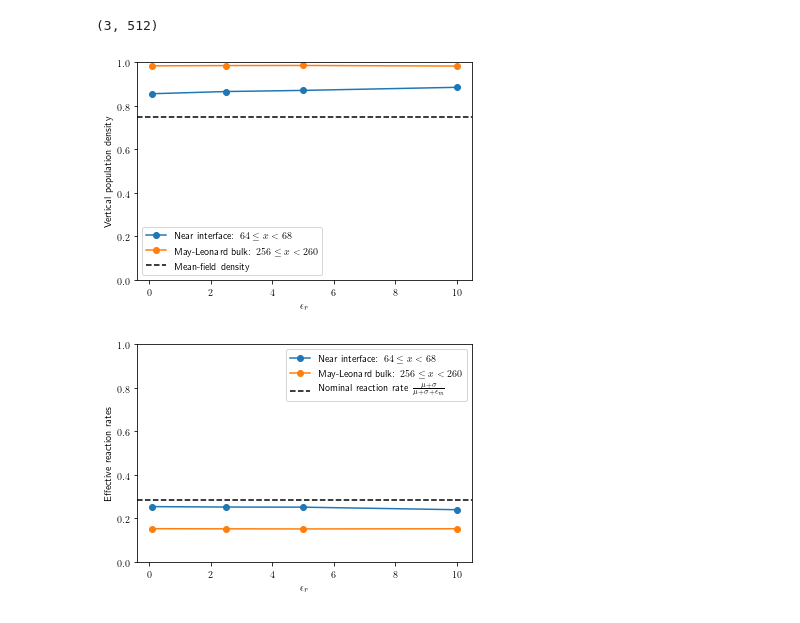
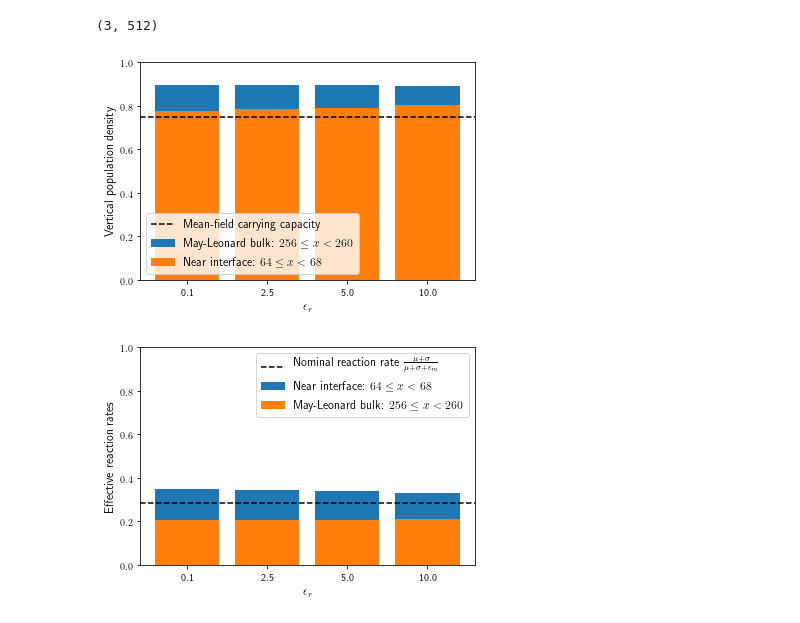
Before and after one commit to mlazarn/Summer18Research, a Jupyter notebook: MonteCarloSim/Untitled3.ipynb, the cells around one changed output. Saved outputs shown, nothing was run; the diff lists cells and outputs as text; code cells hidden in the pictures.

```diff
--- a/MonteCarloSim/Untitled3.ipynb
+++ b/MonteCarloSim/Untitled3.ipynb
@@ -10,7 +10,7 @@ import matplotlib.animation as manimation
 
 plt.rc('text', usetex=True)
 # %%
-tmp = np.genfromtxt("data/reactionRateData2/rate_0/run_0/density_2500.csv", delimiter=',')
+tmp = np.genfromtxt("data/reactionRateData3/rate_0/run_0/density_2500.csv", delimiter=',')
 # %%
 tmp.shape
 # %% [output]
@@ -19,32 +19,33 @@ tmp.shape
 array1 = np.zeros(4)
 array2 = np.zeros(4)
 for i in range(0, 4):
-    for j in range (0, 11):
-        for k in range (2500, 3500, 10):
-            tmp = np.genfromtxt("data/reactionRateData2/rate_{}/run_{}/density_{}.csv".format(i,j,k), delimiter=',')
-            tmp1 = tmp[:, 64:68]
-            tmp2 = tmp[:, 256:260]
-            sum_down1 = tmp1.sum(axis=0)
-            sum_down2 = tmp2.sum(axis=0)
-            array1[i] += np.mean(sum_down1)
-            array2[i] += np.mean(sum_down2)
+    for j in range (0, 300):
+        tmp = np.genfromtxt("data/reactionRateData3/rate_{}/run_{}/density_2500.csv".format(i,j), delimiter=',')
+        tmp1 = tmp[:, 64:68]
+        tmp2 = tmp[:, 256:260]
+        sum_down1 = tmp1.sum(axis=0)
+        sum_down2 = tmp2.sum(axis=0)
+        array1[i] += np.mean(sum_down1)
+        array2[i] += np.mean(sum_down2)
 
-array1 = array1 / 1000
-array2 = array2 / 1000
+array1 = array1 / 300
+array2 = array2 / 300
 # %%
 rates = np.array([0.1, 2.5, 5.0, 10.0])
 # %%
 fig1, ax1 = plt.subplots(facecolor="white")
-ax1.plot(rates, array1, marker="o", label=r'Near interface: $64 \leq x < 68$')
-ax1.plot(rates, array2, marker="o", label=r'May-Leonard bulk: $256 \leq x < 260$')
-ax1.set_xlabel(r'$\epsilon_r$')
-ax1.set_ylabel(r'Vertical population density')
-ax1.axhline(0.75, linestyle='--', color='k', label="Mean-field density")
+y_pos = np.arange(len(array2))
+ax1.bar(y_pos, array2, label=r'May-Leonard bulk: $256 \leq x < 260$')
+ax1.bar(y_pos, array1, label=r'Near interface: $64 \leq x < 68$')
+plt.xticks(y_pos, rates)
+ax1.set_xlabel(r'$\epsilon_r$', fontsize="large")
+ax1.set_ylabel(r'Vertical population density', fontsize="large")
+ax1.axhline(0.75, linestyle='--', color='k', label="Mean-field carrying capacity")
 ax1.set_ylim(bottom=0, top=1)
-ax1.legend()
-plt.savefig("density.png")
+ax1.legend(fontsize="large")
+plt.savefig("density.png", dpi=200 )
 # %% [output]
-[figure, old version]
+[figure, new version]
 # %%
 binned_births1 = np.zeros(4)
 binned_births2 = np.zeros(4)
@@ -86,13 +85,14 @@ binned_reactions1 = binned_births1 + binned_deaths1
 binned_reactions2 = binned_births2 + binned_deaths2
 # %%
 fig2, ax2 = plt.subplots(facecolor="white")
-ax2.plot(rates, binned_reactions1/512, marker="o", label=r'Near interface: $64 \leq x < 68$')
-ax2.plot(rates, binned_reactions2/512, marker="o", label=r'May-Leonard bulk: $256 \leq x < 260$')
-ax2.set_xlabel(r'$\epsilon_r$')
-ax2.set_ylabel(r'Effective reaction rates')
+ax2.bar(y_pos, binned_reactions1/512, label=r'Near interface: $64 \leq x < 68$')
+ax2.bar(y_pos, binned_reactions2/512, label=r'May-Leonard bulk: $256 \leq x < 260$')
+plt.xticks(y_pos, rates)
+ax2.set_xlabel(r'$\epsilon_r$', fontsize="large")
+ax2.set_ylabel(r'Effective reaction rates', fontsize="large")
 ax2.axhline((2.0)/7, linestyle='--', color='k', label=r"Nominal reaction rate $ \frac{\mu + \sigma}{\mu + \sigma + \epsilon_m} $")
-ax2.legend()
+ax2.legend(fontsize="large")
 ax2.set_ylim(bottom=0, top=1.0)
 plt.savefig("reaction_rates.png")
 # %% [output]
-[figure, old version]
+[figure, new version]
```
Also changed, not shown: parts of 2 cells of this notebook, 43 other files.
